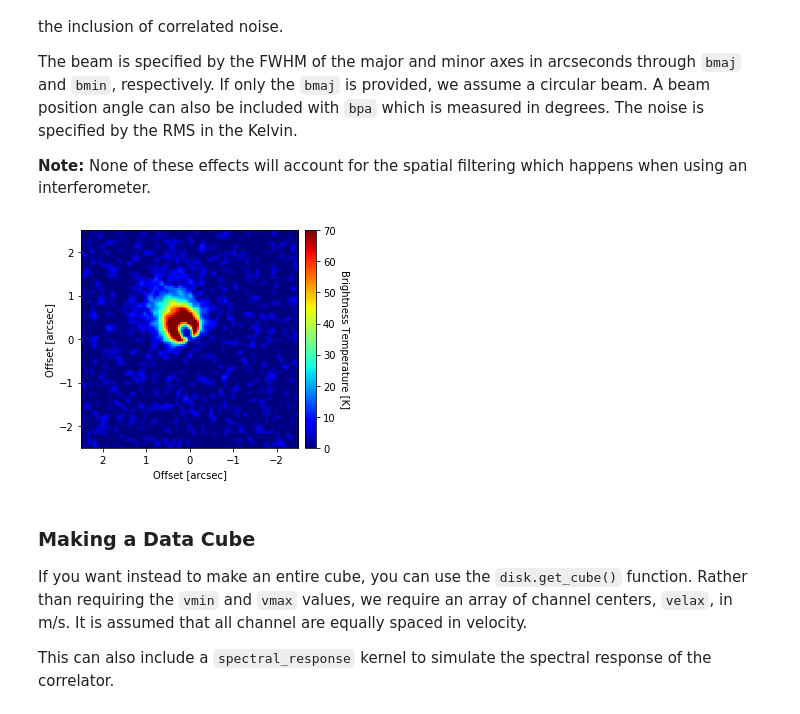
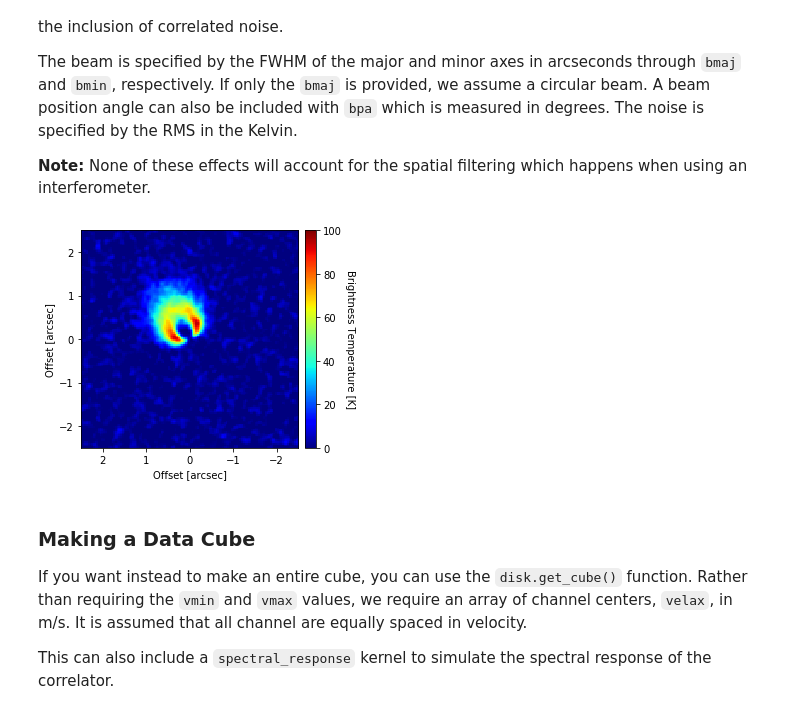
Before and after one commit to richteague/wrinkleology, a Jupyter notebook: HowTo - Making Simple Cubes.ipynb, the cells around one changed output. Saved outputs shown, nothing was run; the diff lists cells and outputs as text; code cells hidden in the pictures.

Commit message:
fixed plots

```diff
--- a/HowTo - Making Simple Cubes.ipynb
+++ b/HowTo - Making Simple Cubes.ipynb
@@ -15,7 +12,7 @@ from mpl_toolkits.axes_grid1 import make_axes_locatable
 To start a model, we need to specify a few things. Firstly, we need to define the geometrical properties of the disk, such as the inclination, `inc`, and position angle, `PA`, both in degrees. The position angle is measured as the angle between the red-shifted major axis and North. We also need to tell it the field of view of the image with `FOV` and the number of pixels on each side of the image with `Npix`.
 # %%
 from simple_disk import simple_disk
-disk = simple_disk(inc=40.0, PA=30.0, FOV=5.0, Npix=128)
+disk = simple_disk(inc=40.0, PA=30.0, mstar=2.0, FOV=5.0, Npix=128)
 # %% [markdown]
 ## Coordinate Systems
 
@@ -240,5 +237,5 @@ disk.plot_brightness()
 # %%
 # set the Doppler width profile and plot
-disk.set_linewidth(dV0=150.0, dVq=-0.3, dVmax=300.0)
+disk.set_linewidth(dV0=150.0, dVq=-0.6, dVmax=300.0)
 disk.plot_linewidth()
 # %% [output]
@@ -279,14 +276,14 @@ The beam is specified by the FWHM of the major and minor axes in arcseconds thro
 # %%
 fig, ax = plt.subplots()
 im = ax.imshow(disk.get_channel(v_min=250., v_max=350., bmaj=0.1, rms=3.0),
                origin='lower', extent=disk.extent_sky,
-               vmin=0, vmax=70, cmap='jet')
+               vmin=0, vmax=100, cmap='jet')
 disk.format_sky_plot(ax)
 
 cb = plt.colorbar(im, pad=0.02)
 cb.set_label('Brightness Temperature [K]', rotation=270, labelpad=13)
 # %% [output]
-[figure, old version]
+[figure, new version]
 # %% [markdown]
 ### Making a Data Cube
 
```
Also changed, not shown: parts of 7 cells of this notebook, 1 other file.
